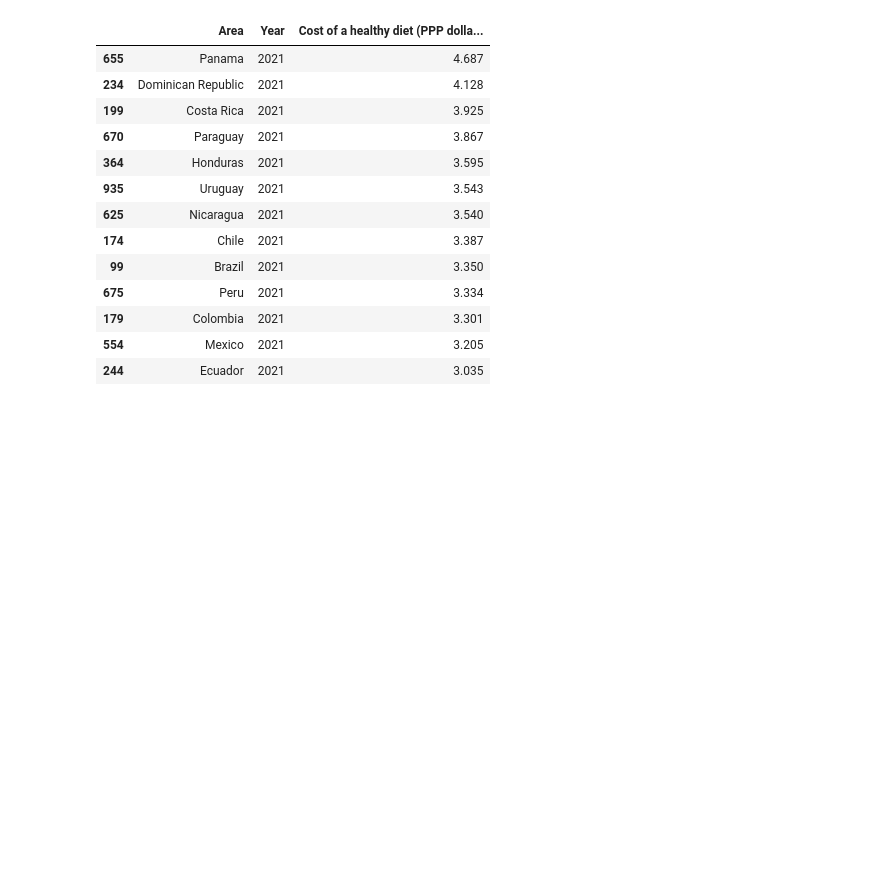
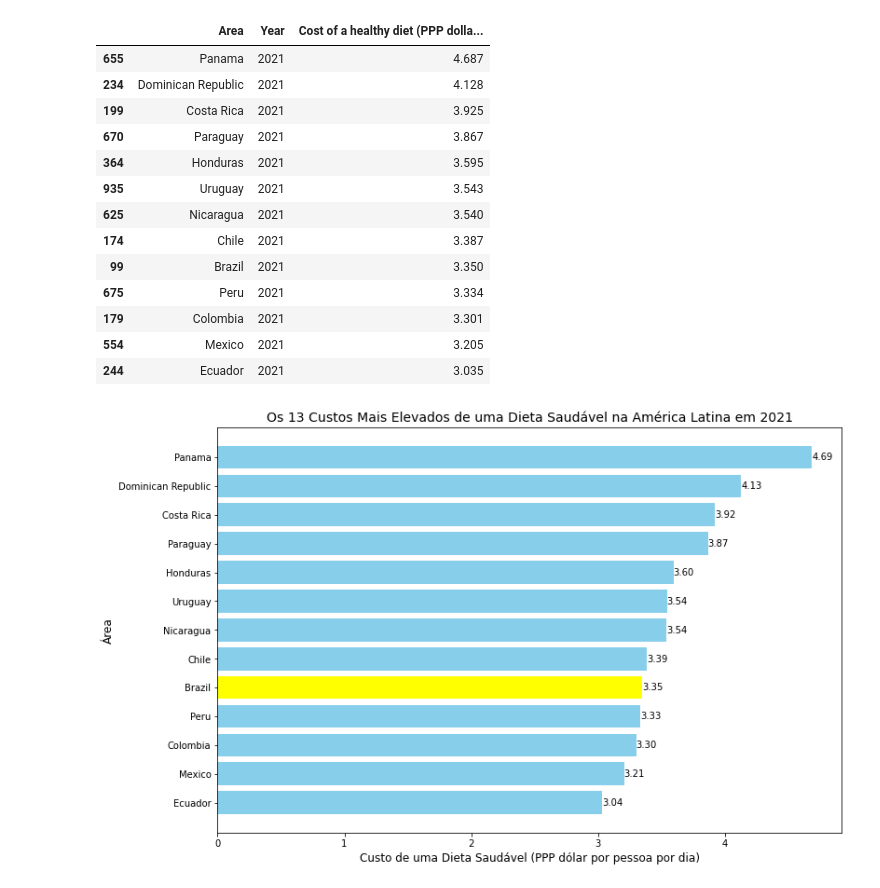
Before and after one commit to edgarlauutfpr/202404_trabalho_ux, a Jupyter notebook: notebooks/07_vo_markup_analysis.ipynb, the cells around one changed output. Cells and saved outputs as stored; diff of their text form; code cells hidden in the pictures; blank space fills up the shorter version.

```diff
--- a/notebooks/07_vo_markup_analysis.ipynb
+++ b/notebooks/07_vo_markup_analysis.ipynb
@@ -127,3 +127,34 @@ df_maiores_custos_latam_2021 = df_latam_2021.nlargest(13, 'Cost of a healthy die
 | 179 | Colombia | 2021 | 3.301 |
 | 554 | Mexico | 2021 | 3.205 |
 | 244 | Ecuador | 2021 | 3.035 |
+# %%
+#Lista de países da América Latina
+paises_latam = [
+    'Argentina', 'Bolivia', 'Brazil', 'Chile', 'Colombia', 'Costa Rica', 'Cuba', 'Dominican Republic',
+    'Ecuador', 'El Salvador', 'Guatemala', 'Honduras', 'Mexico', 'Nicaragua', 'Panama', 'Paraguay',
+    'Peru', 'Uruguay', 'Venezuela'
+]
+
+
+# Ordenando os dados para visualização
+df_maiores_custos_latam_2021 = df_maiores_custos_latam_2021.sort_values('Cost of a healthy diet (PPP dollar per person per day)', ascending=False)
+
+# Criando uma lista de cores, destacando o Brasil
+colors = ['yellow' if area == 'Brazil' else 'skyblue' for area in df_maiores_custos_latam_2021['Area']]
+
+# Plotando o gráfico de barras
+plt.figure(figsize=(12, 8))
+plt.barh(df_maiores_custos_latam_2021['Area'], df_maiores_custos_latam_2021['Cost of a healthy diet (PPP dollar per person per day)'], color=colors)
+plt.xlabel('Custo de uma Dieta Saudável (PPP dólar por pessoa por dia)', fontsize=12)
+plt.ylabel('Área', fontsize=12)
+plt.title('Os 13 Custos Mais Elevados de uma Dieta Saudável na América Latina em 2021', fontsize=14)
+plt.gca().invert_yaxis()  # Inverter o eixo y para que o maior custo esteja no topo
+
+# Adicionando os valores nas barras
+for index, value in enumerate(df_maiores_custos_latam_2021['Cost of a healthy diet (PPP dollar per person per day)']):
+    plt.text(value, index, f'{value:.2f}', va='center', ha='left', fontsize=10, color='black')
+
+# Exibindo o gráfico
+plt.show()
+# %% [output]
+[figure, added]
```
Also changed, not shown: parts of 2 cells of this notebook.
